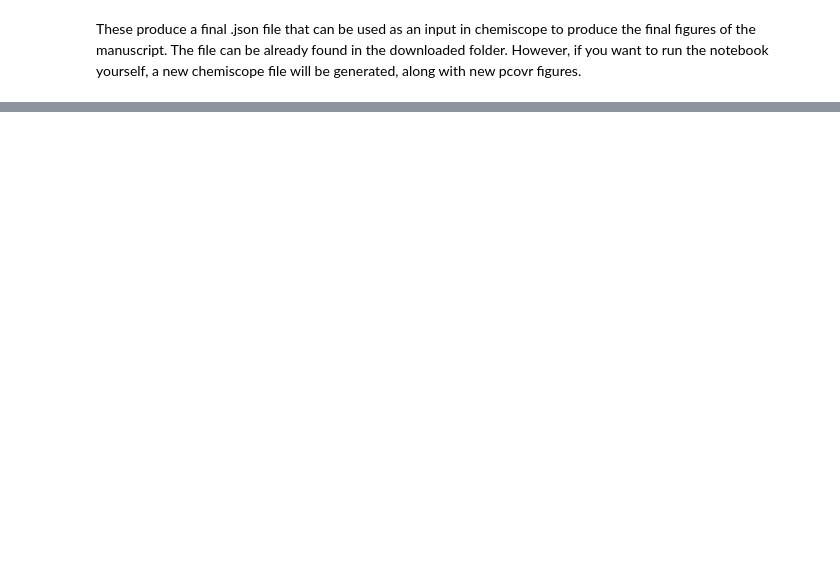
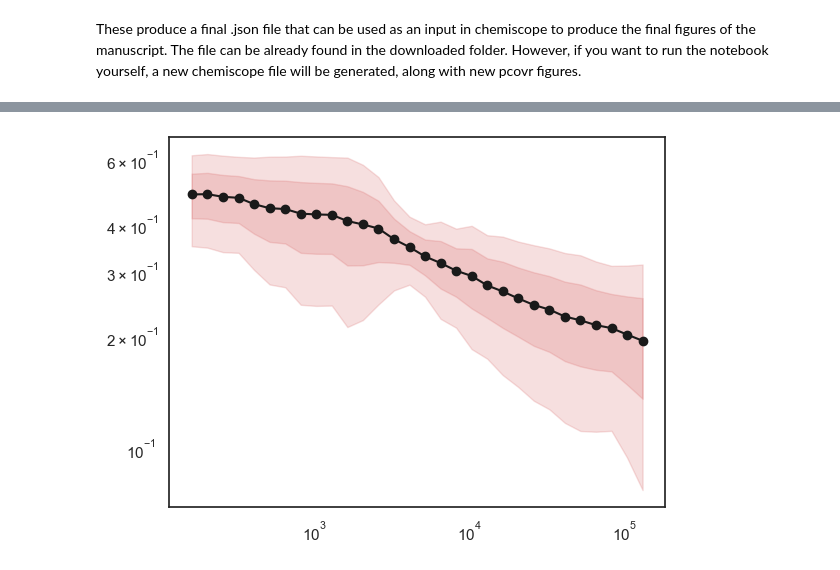
Before and after one commit to epfl-theos/r4-project, a Jupyter notebook: src/4.Classification_RF_species-invariant.ipynb, the cells around one changed output, grey strips where cells are left out. Cells and saved outputs as stored; diff of their text form; code cells hidden in the pictures; blank space fills up the shorter version.

```diff
--- a/src/4.Classification_RF_species-invariant.ipynb
+++ b/src/4.Classification_RF_species-invariant.ipynb
@@ -171,35 +174,27 @@ print("Accuracy on test set:" + str(clf.score(X_test, y_test.ravel())))
 # %%
-if not os.path.exists("lc_{}.npz".format(r)):
-    temp_rf = RandomForestClassifier(
-        verbose=False, n_estimators=100, random_state=2, n_jobs=4
-    )
-    lc = learning_curve(
-        temp_rf,
-        X,
-        y_magic,
-        verbose=2,
-        train_sizes=np.array(
-            X.shape[0] * np.logspace(-3, np.log10(0.8), 30), dtype=int
-        ),
-        cv=5,
-    )
-    np.savez("lc_{}.npz".format(r), n=lc[0], train=lc[1], test=lc[2])
+if not os.path.exists('lc_{}.npz'.format(r)):
+    temp_rf = RandomForestClassifier(verbose=False, n_estimators=100, random_state=2, n_jobs=4)
+    lc = learning_curve(temp_rf, X, y_magic, verbose=2,
+                        train_sizes=np.array(X.shape[0] * np.logspace(-3, np.log10(0.8), 30), dtype=int),
+                        cv=5)
+    np.savez('lc_{}.npz'.format(r), n=lc[0], train=lc[1], test=lc[2])
 
-lc = np.load("lc_{}.npz".format(r))
-n = lc["n"]
-train_errors = lc["train"]
-test_errors = lc["test"]
+lc = np.load('lc_{}.npz'.format(r))
+n = lc['n']
+train_errors = lc['train']
+test_errors = lc['test']
 
 error = 1.0 - test_errors
-plt.loglog(n, np.mean(error, axis=1), marker="o", color="k")
+plt.loglog(n, np.mean(error, axis=1), marker='o', color='k')
 
-for a in [1, 2]:
-    plt.fill_between(
-        n,
-        np.mean(error, axis=1) - a * np.std(error, axis=1),
-        np.mean(error, axis=1) + a * np.std(error, axis=1),
-        alpha=0.2,
-        color="r",
-    )
+for a in [1,2]:
+    plt.fill_between(n,
+                     np.mean(error, axis=1) - a*np.std(error, axis=1),
+                     np.mean(error, axis=1) + a*np.std(error, axis=1),
+                     alpha=0.2,
+                     color='r'
+                    )
+# %% [output]
+[figure, added]
 # %%
 prob = clf.predict_proba(X)
```
Also changed, not shown: parts of 16 cells of this notebook.
